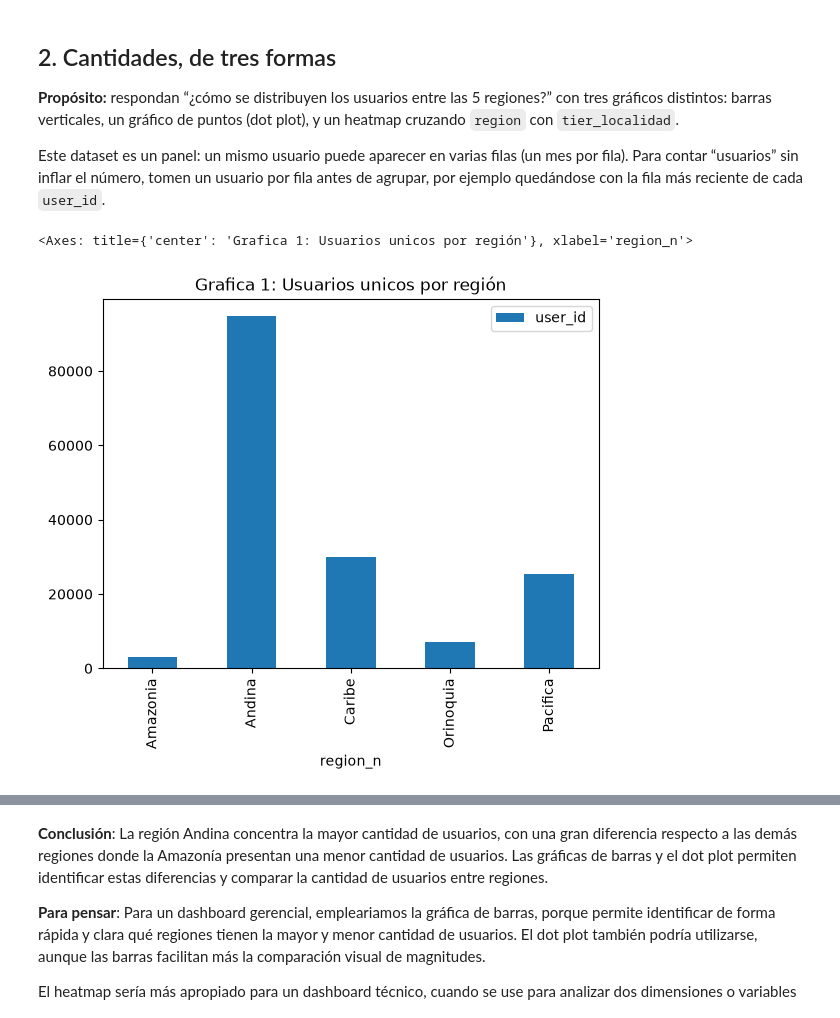
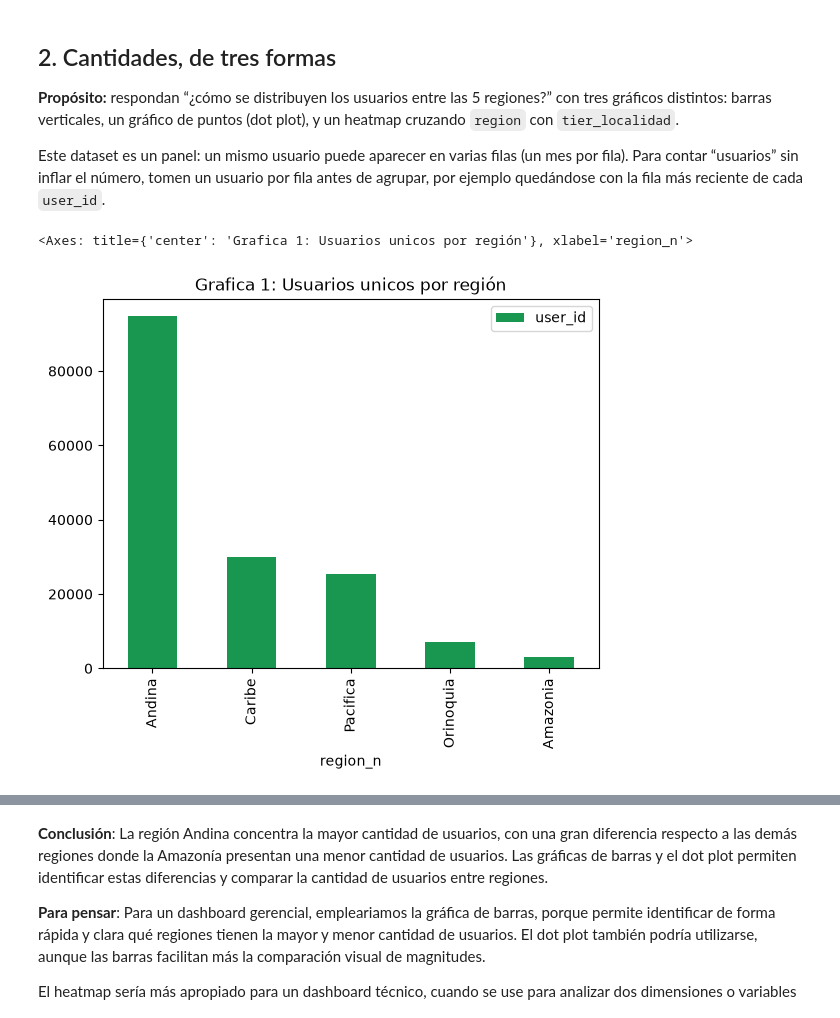
Before and after one commit to jp0617/visualizacionAnalisis, a Jupyter notebook: v0.1_s2_dataviz_grupo1.ipynb, the cells around one changed output, grey strips where cells are left out. Cells and saved outputs as stored; diff of their text form; code cells hidden in the pictures.

```diff
--- a/v0.1_s2_dataviz_grupo1.ipynb
+++ b/v0.1_s2_dataviz_grupo1.ipynb
@@ -64,6 +64,9 @@ def normalizar_texto(valor):
     )
     return valor
 df["region"] = df["region"].apply(normalizar_texto)
+# %%
+#definimos la gama de colores
+colores = plt.cm.RdYlGn_r(np.linspace(0.1, 0.9, 5))
 # %% [markdown]
 ### Una función que van a necesitar varias veces
 
@@ -157,14 +160,17 @@ Este dataset es un panel: un mismo usuario puede aparecer en varias filas (un me
 # %%
 # Gráfico 1: barras verticales, usuarios únicos por región
 # TODO: agrupen por region_n, cuenten usuarios únicos, grafiquen con plt.bar
 # Verifiquen que el eje y incluya el cero
 
-df[["user_id", "region_n"]].drop_duplicates().groupby("region_n").count().plot(
-    kind="bar", title="Grafica 1: Usuarios unicos por región"
+df[["user_id", "region_n"]].drop_duplicates().groupby("region_n").count().sort_values(
+    by='user_id',
+    ascending=False).plot(
+    kind="bar",
+    title="Grafica 1: Usuarios unicos por región",color=colores
 )
 # %% [output]
 <Axes: title={'center': 'Grafica 1: Usuarios unicos por región'}, xlabel='region_n'>
-[figure, old version]
+[figure, new version]
 # %%
 # Gráfico 2: dot plot, la misma cuenta pero como puntos
 # TODO: mismos datos que el gráfico 1, con plt.scatter o plt.plot(marker="o", linestyle="none")
```
Also changed, not shown: parts of 13 cells of this notebook.
